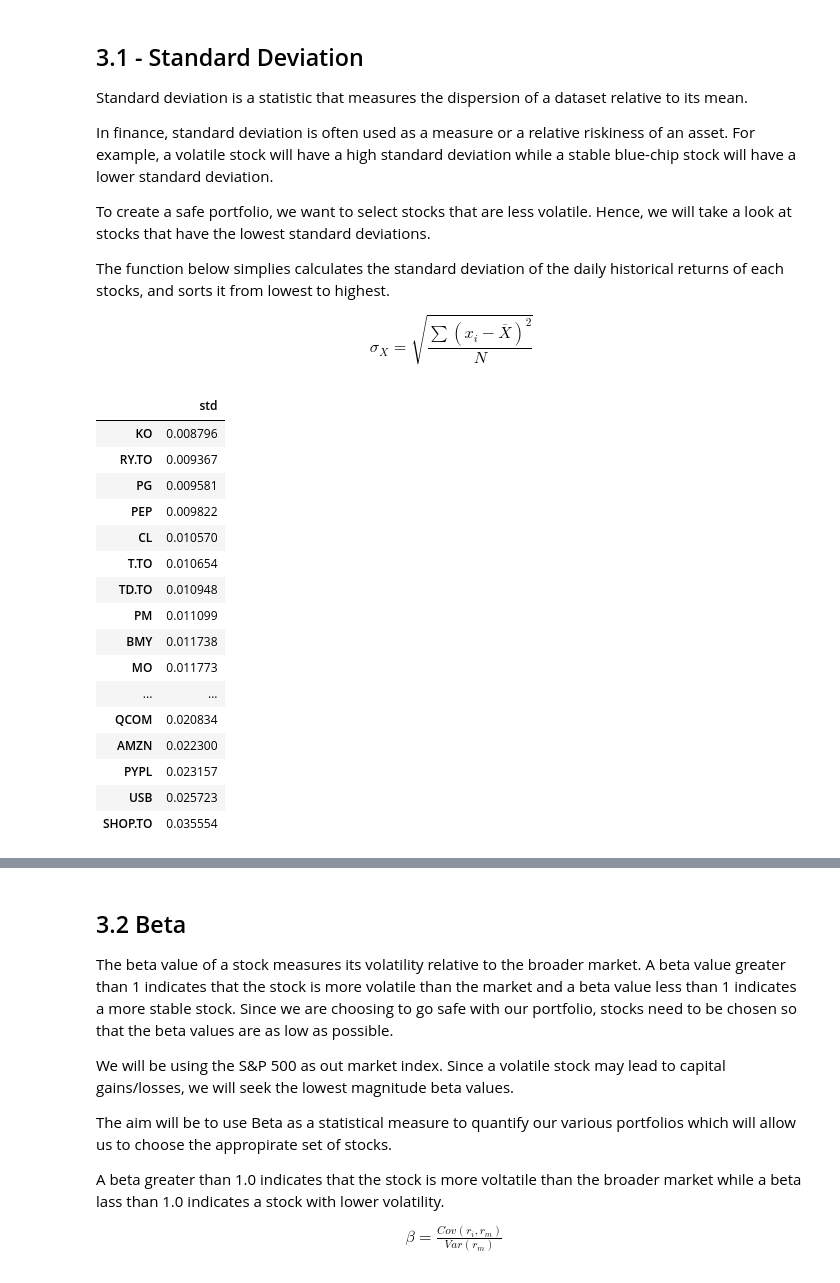
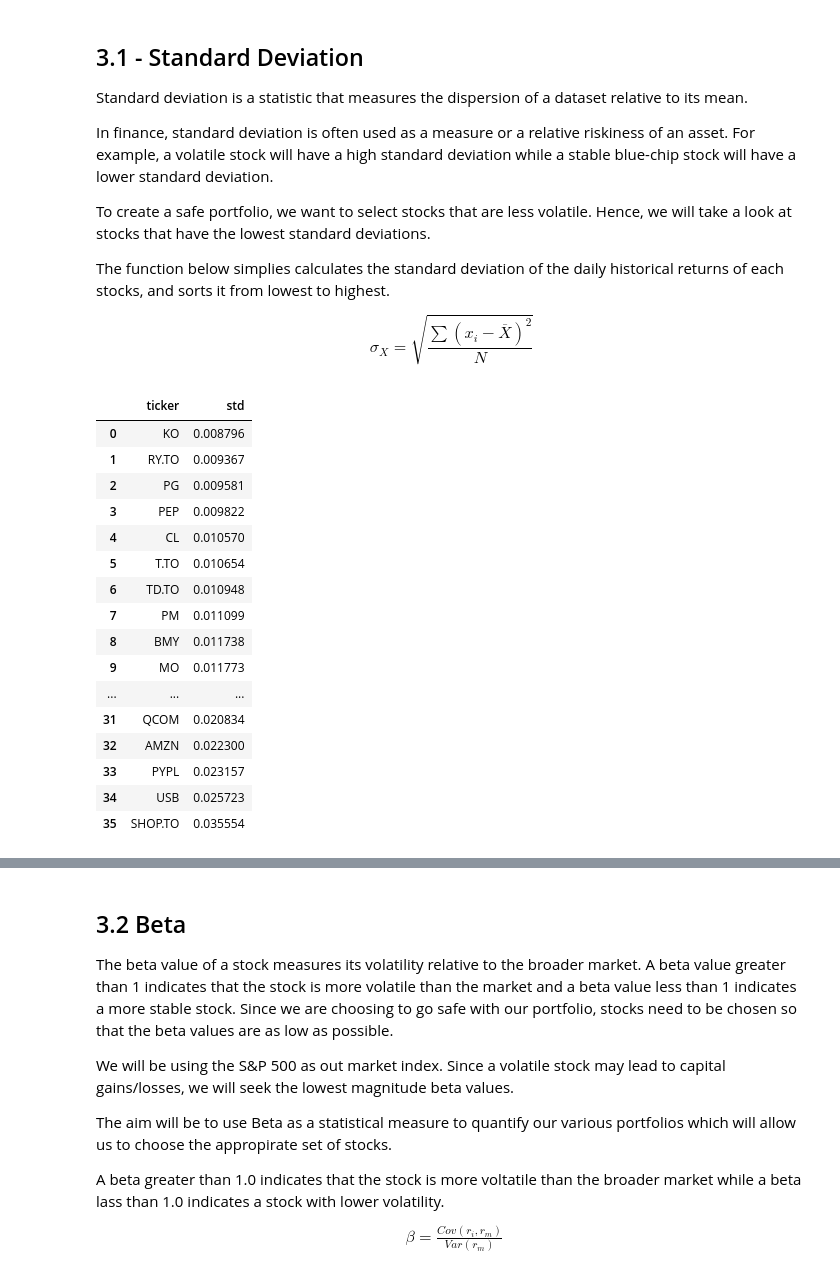
Before and after one commit to Zemelware/robo_stock_advisor, a Jupyter notebook: robo_stock_advisor.ipynb, the cells around one changed output, grey strips where cells are left out. Drawn from its saved outputs; the diff is of its cells as text; code cells hidden in the pictures.

```diff
--- a/robo_stock_advisor.ipynb
+++ b/robo_stock_advisor.ipynb
@@ -223,31 +237,38 @@ The function below simplies calculates the standard deviation of the daily histo
 
 $$\sigma_X=\sqrt{\frac{\sum(x_i-\overline{X})^2}{N}}
 $$
-# %%
-# Display stocks with lowest standard deviations
-def get_stock_std(daily_returns):
-    std_returns = pd.DataFrame(daily_returns.std())
-    std_returns = std_returns.rename(columns={0: "std"})
-    std_returns = std_returns.sort_values(by="std")
-    return std_returns
-
-stock_std = get_stock_std(daily_returns)
-stock_std
-# %% [output]
-|  | std |
-| KO | 0.008796 |
-| RY.TO | 0.009367 |
-| PG | 0.009581 |
-| PEP | 0.009822 |
-| CL | 0.010570 |
-| T.TO | 0.010654 |
-| TD.TO | 0.010948 |
-| PM | 0.011099 |
-| BMY | 0.011738 |
-| MO | 0.011773 |
-| ... | ... |
-| QCOM | 0.020834 |
-| AMZN | 0.022300 |
-| PYPL | 0.023157 |
-| USB | 0.025723 |
-| SHOP.TO | 0.035554 |
+# %%
+# Get standard deviation of stocks
+def get_stock_stds(filtered_tickers):
+
+    # Store information
+    stds = {}
+
+    for stock in filtered_tickers:
+        stock_std = daily_returns[stock].std()
+        stds[stock] = stock_std
+
+    # Sort from lowest to highest std
+    return dict(sorted(stds.items(), key=lambda item: item[1]))
+
+stds = get_stock_stds(filtered_tickers)
+std_df = pd.DataFrame(stds.items(), columns=["ticker", "std"])
+std_df
+# %% [output]
+|  | ticker | std |
+| 0 | KO | 0.008796 |
+| 1 | RY.TO | 0.009367 |
+| 2 | PG | 0.009581 |
+| 3 | PEP | 0.009822 |
+| 4 | CL | 0.010570 |
+| 5 | T.TO | 0.010654 |
+| 6 | TD.TO | 0.010948 |
+| 7 | PM | 0.011099 |
+| 8 | BMY | 0.011738 |
+| 9 | MO | 0.011773 |
+| ... | ... | ... |
+| 31 | QCOM | 0.020834 |
+| 32 | AMZN | 0.022300 |
+| 33 | PYPL | 0.023157 |
+| 34 | USB | 0.025723 |
+| 35 | SHOP.TO | 0.035554 |
```
Also changed, not shown: parts of 11 cells of this notebook.
